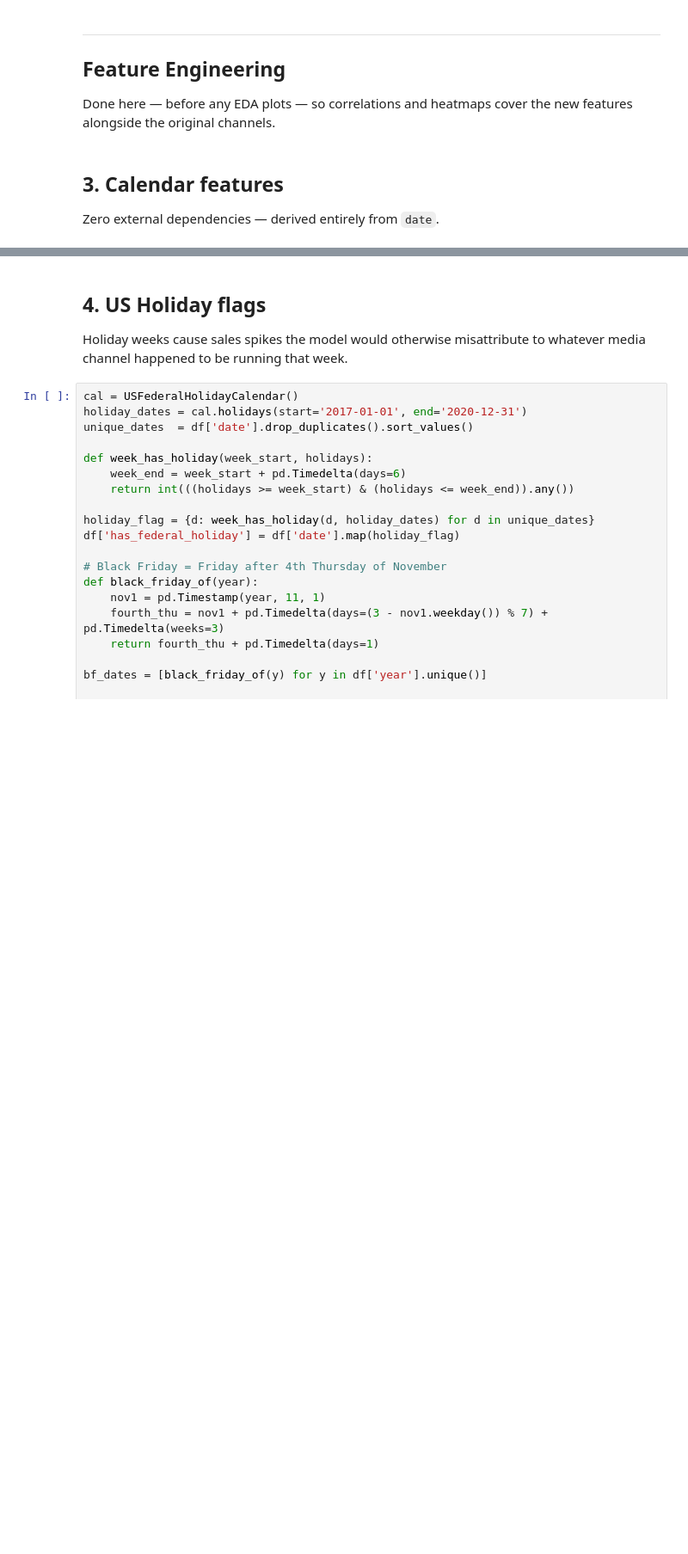
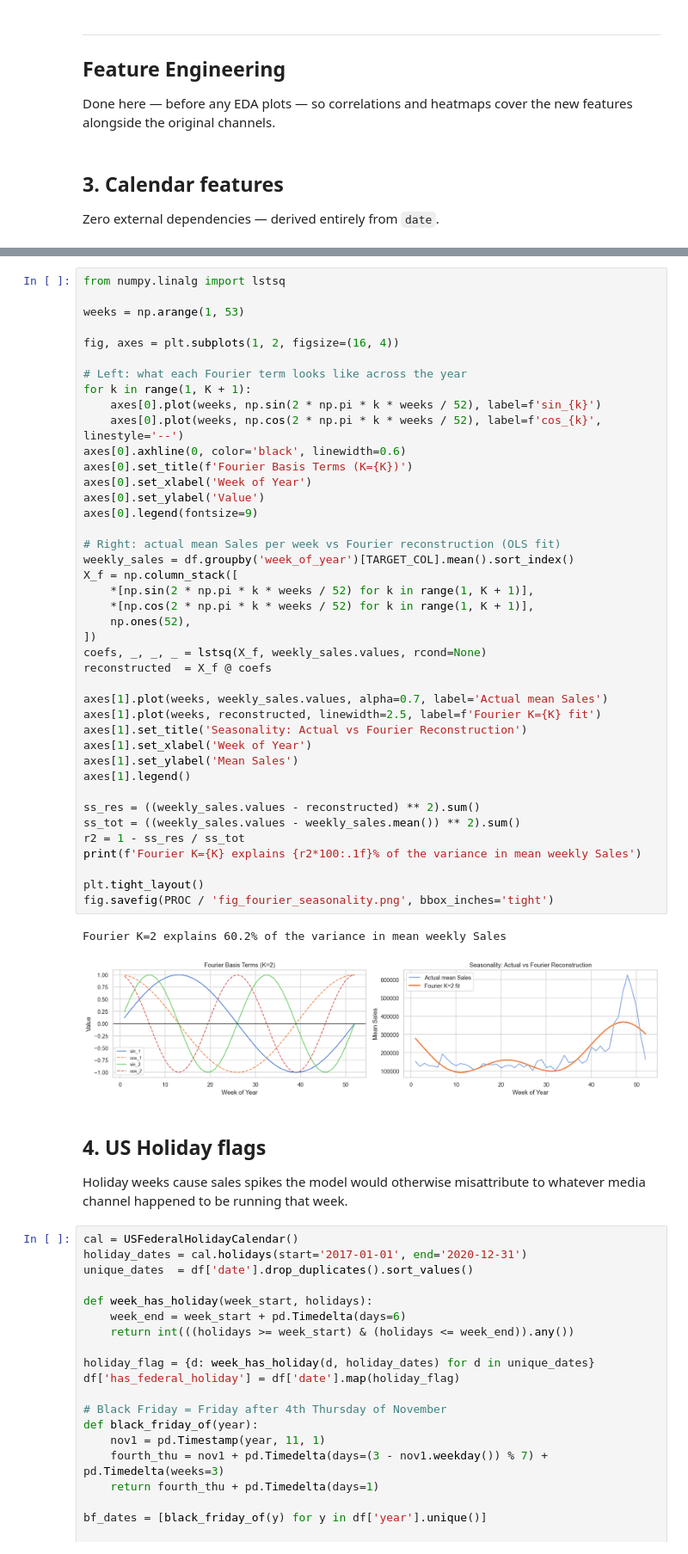
Before and after one commit to Sparsh22jn/bayesian-mmm, a Jupyter notebook: notebooks/01_eda.ipynb, the cells around one changed output, grey strips where cells are left out. Shown at 86% size. Drawn from its saved outputs; the diff is of its cells as text; blank space fills up the shorter version.

```diff
--- a/notebooks/01_eda.ipynb
+++ b/notebooks/01_eda.ipynb
@@ -158,3 +181,47 @@ Calendar features added.
+# %%
+from numpy.linalg import lstsq
+
+weeks = np.arange(1, 53)
+
+fig, axes = plt.subplots(1, 2, figsize=(16, 4))
+
+# Left: what each Fourier term looks like across the year
+for k in range(1, K + 1):
+    axes[0].plot(weeks, np.sin(2 * np.pi * k * weeks / 52), label=f'sin_{k}')
+    axes[0].plot(weeks, np.cos(2 * np.pi * k * weeks / 52), label=f'cos_{k}', linestyle='--')
+axes[0].axhline(0, color='black', linewidth=0.6)
+axes[0].set_title(f'Fourier Basis Terms (K={K})')
+axes[0].set_xlabel('Week of Year')
+axes[0].set_ylabel('Value')
+axes[0].legend(fontsize=9)
+
+# Right: actual mean Sales per week vs Fourier reconstruction (OLS fit)
+weekly_sales = df.groupby('week_of_year')[TARGET_COL].mean().sort_index()
+X_f = np.column_stack([
+    *[np.sin(2 * np.pi * k * weeks / 52) for k in range(1, K + 1)],
+    *[np.cos(2 * np.pi * k * weeks / 52) for k in range(1, K + 1)],
+    np.ones(52),
+])
+coefs, _, _, _ = lstsq(X_f, weekly_sales.values, rcond=None)
+reconstructed  = X_f @ coefs
+
+axes[1].plot(weeks, weekly_sales.values, alpha=0.7, label='Actual mean Sales')
+axes[1].plot(weeks, reconstructed, linewidth=2.5, label=f'Fourier K={K} fit')
+axes[1].set_title('Seasonality: Actual vs Fourier Reconstruction')
+axes[1].set_xlabel('Week of Year')
+axes[1].set_ylabel('Mean Sales')
+axes[1].legend()
+
+ss_res = ((weekly_sales.values - reconstructed) ** 2).sum()
+ss_tot = ((weekly_sales.values - weekly_sales.mean()) ** 2).sum()
+r2 = 1 - ss_res / ss_tot
+print(f'Fourier K={K} explains {r2*100:.1f}% of the variance in mean weekly Sales')
+
+plt.tight_layout()
+fig.savefig(PROC / 'fig_fourier_seasonality.png', bbox_inches='tight')
+# %% [output]
+Fourier K=2 explains 60.2% of the variance in mean weekly Sales
+[figure, added]
 # %% [markdown]
 ## 4. US Holiday flags
 
```
Also changed, not shown: parts of 7 cells of this notebook.
